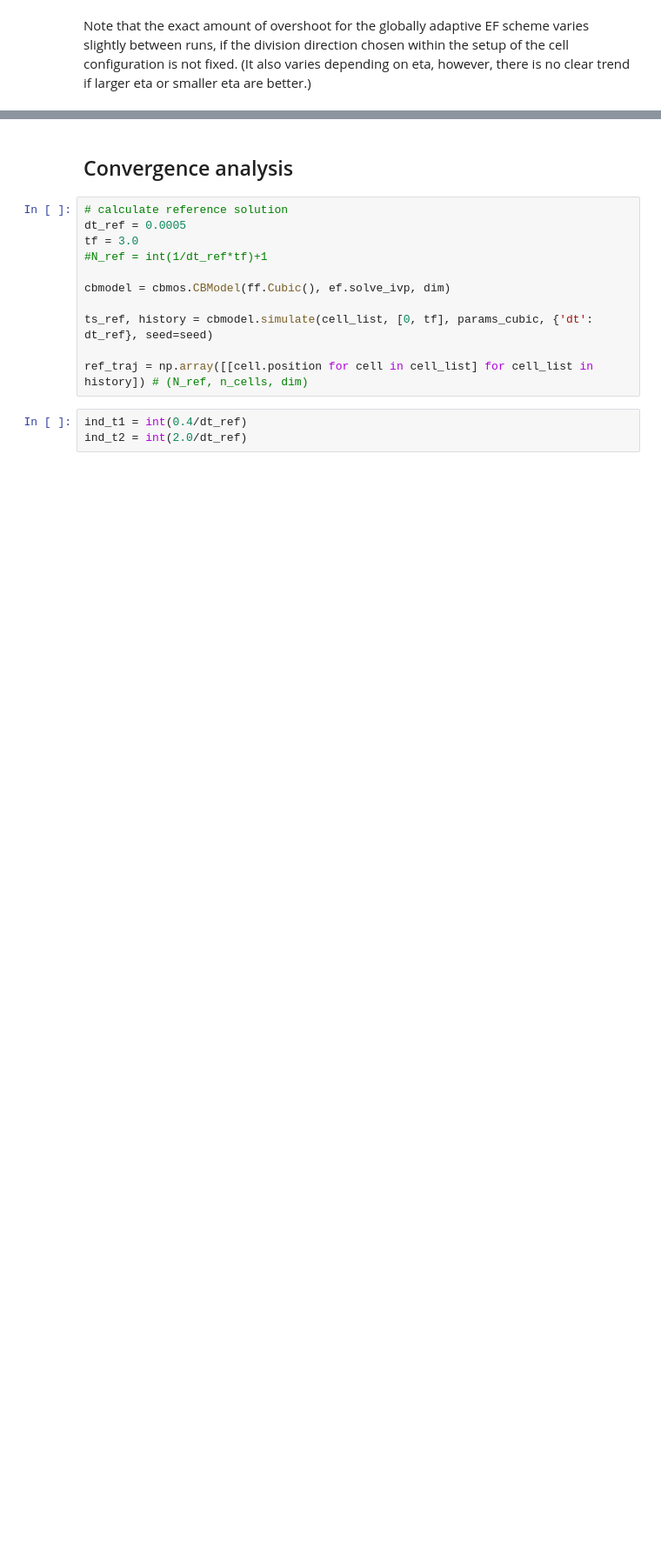
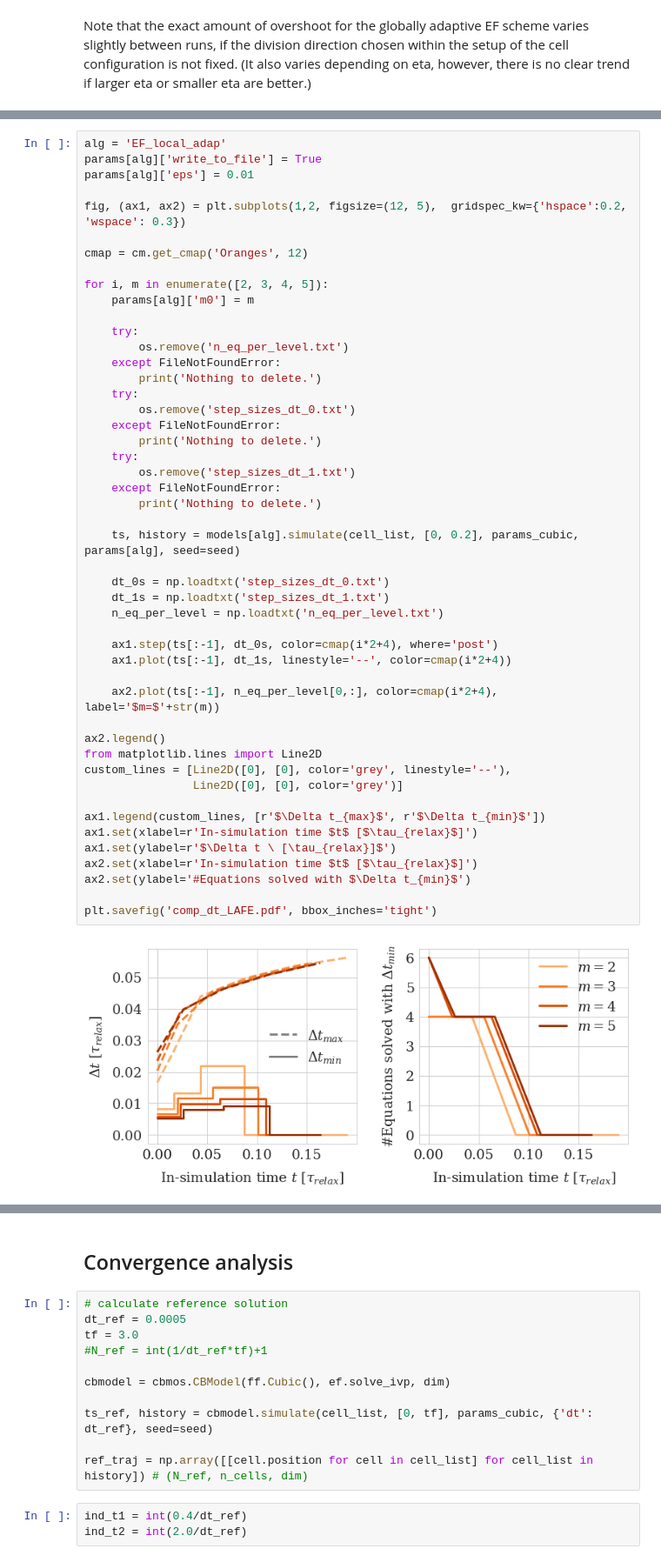
Before and after one commit to somathias/cbmos, a Jupyter notebook: experiments/exp-draft_single_proliferation_event_within_spheroid.ipynb, the cells around one changed output, grey strips where cells are left out. Shown at 87% size. Saved outputs shown, nothing was run; the diff lists cells and outputs as text; blank space fills up the shorter version.

```diff
--- a/experiments/exp-draft_single_proliferation_event_within_spheroid.ipynb
+++ b/experiments/exp-draft_single_proliferation_event_within_spheroid.ipynb
@@ -135,0 +140,50 @@ Note that the exact amount of overshoot for the globally adaptive EF scheme vari
+# %%
+alg = 'EF_local_adap'
+params[alg]['write_to_file'] = True
+params[alg]['eps'] = 0.01
+
+fig, (ax1, ax2) = plt.subplots(1,2, figsize=(12, 5),  gridspec_kw={'hspace':0.2, 'wspace': 0.3})
+
+cmap = cm.get_cmap('Oranges', 12)
+
+for i, m in enumerate([2, 3, 4, 5]):
+    params[alg]['m0'] = m
+
+    try:
+        os.remove('n_eq_per_level.txt')
+    except FileNotFoundError:
+        print('Nothing to delete.')
+    try:
+        os.remove('step_sizes_dt_0.txt')
+    except FileNotFoundError:
+        print('Nothing to delete.')
+    try:
+        os.remove('step_sizes_dt_1.txt')
+    except FileNotFoundError:
+        print('Nothing to delete.')
+
+    ts, history = models[alg].simulate(cell_list, [0, 0.2], params_cubic, params[alg], seed=seed)
+
+    dt_0s = np.loadtxt('step_sizes_dt_0.txt')
+    dt_1s = np.loadtxt('step_sizes_dt_1.txt')
+    n_eq_per_level = np.loadtxt('n_eq_per_level.txt')
+
+    ax1.step(ts[:-1], dt_0s, color=cmap(i*2+4), where='post')
+    ax1.plot(ts[:-1], dt_1s, linestyle='--', color=cmap(i*2+4))
+
+    ax2.plot(ts[:-1], n_eq_per_level[0,:], color=cmap(i*2+4), label='$m=$'+str(m))
+
+ax2.legend()
+from matplotlib.lines import Line2D
+custom_lines = [Line2D([0], [0], color='grey', linestyle='--'),
+                Line2D([0], [0], color='grey')]
+
+ax1.legend(custom_lines, [r'$\Delta t_{max}$', r'$\Delta t_{min}$'])
+ax1.set(xlabel=r'In-simulation time $t$ [$\tau_{relax}$]')
+ax1.set(ylabel=r'$\Delta t \ [\tau_{relax}]$')
+ax2.set(xlabel=r'In-simulation time $t$ [$\tau_{relax}$]')
+ax2.set(ylabel='#Equations solved with $\Delta t_{min}$')
+
+plt.savefig('comp_dt_LAFE.pdf', bbox_inches='tight')
+# %% [output]
+[figure, added]
```
Also changed, not shown: parts of 22 cells of this notebook, 1 other file.
